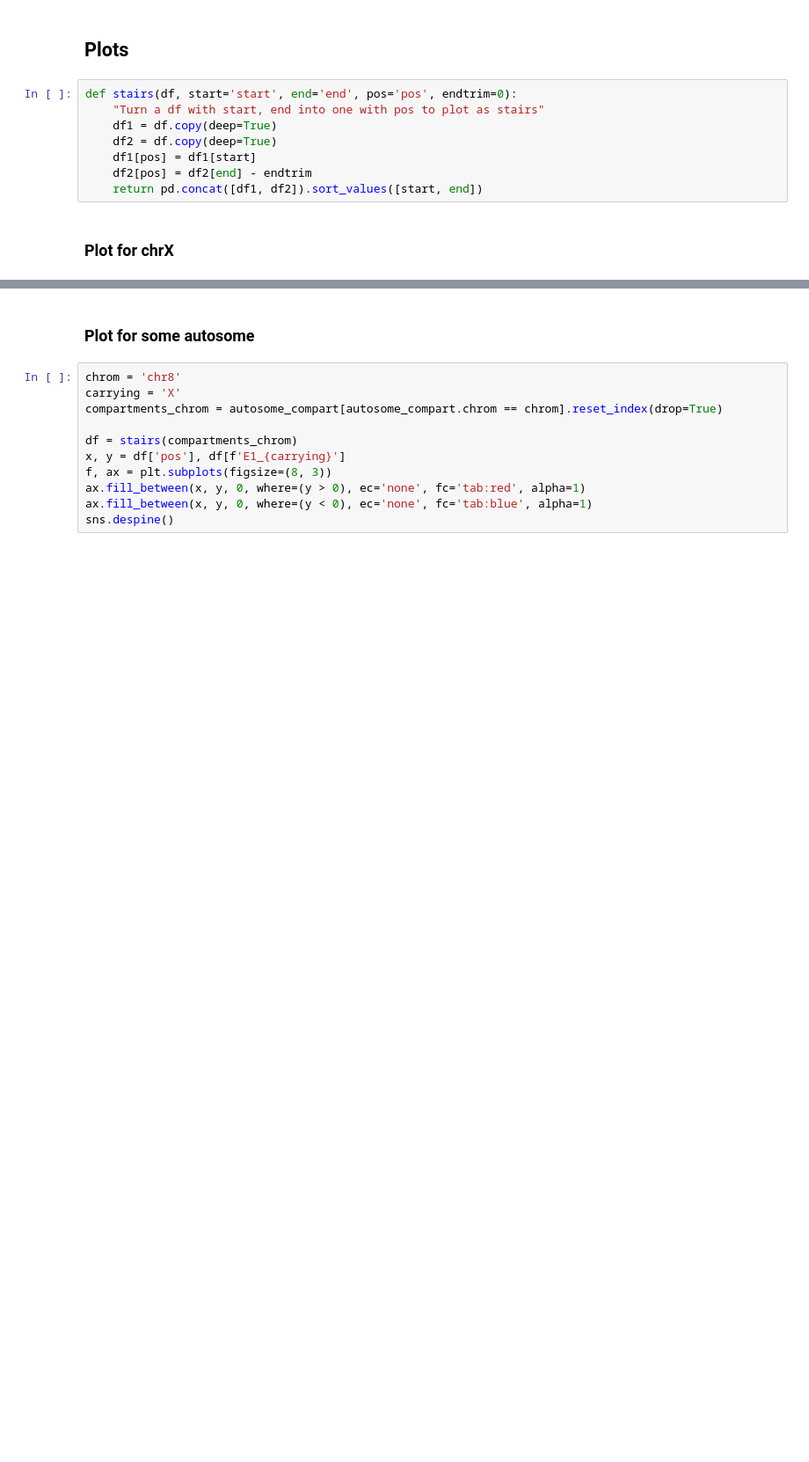
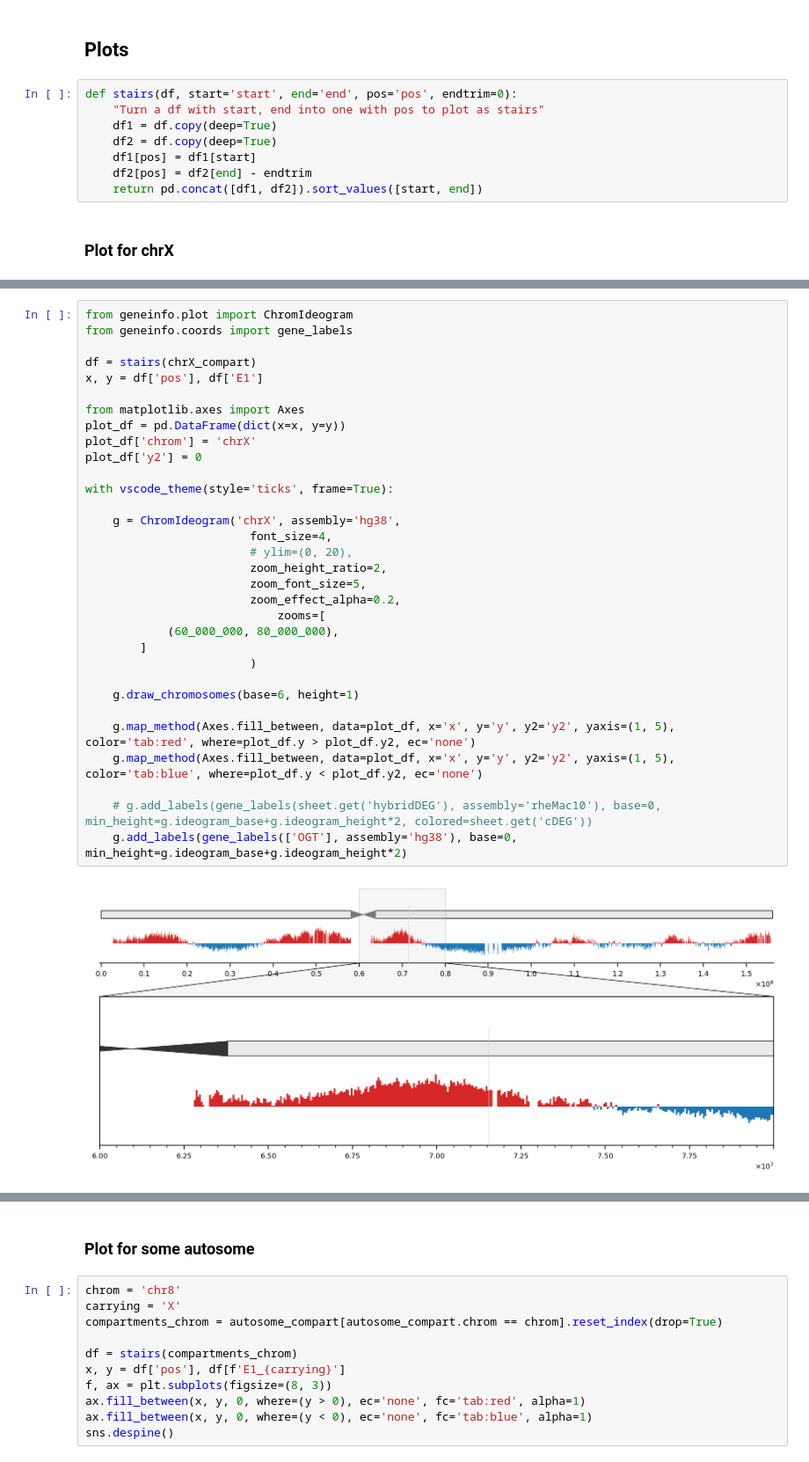
Before and after one commit to munch-group/hic-xy-sperm, a Jupyter notebook: notebooks/human_xy_sperm.ipynb, the cells around one changed output, grey strips where cells are left out. Shown at 88% size. Cells and saved outputs as stored; diff of their text form; blank space fills up the shorter version.

```diff
--- a/notebooks/human_xy_sperm.ipynb
+++ b/notebooks/human_xy_sperm.ipynb
@@ -445,6 +448,40 @@ ax.fill_between(x, y, 0, where=(y < 0), ec='none', fc='tab:blue', alpha=1)
 ax.vlines(ab_edges, -1, 1, color='yellowgreen', lw=0.1) ;
 # %% [output]
 [drawing not drawn]
+# %%
+from geneinfo.plot import ChromIdeogram
+from geneinfo.coords import gene_labels
+
+df = stairs(chrX_compart)
+x, y = df['pos'], df['E1']
+
+from matplotlib.axes import Axes
+plot_df = pd.DataFrame(dict(x=x, y=y))
+plot_df['chrom'] = 'chrX'
+plot_df['y2'] = 0
+
+with vscode_theme(style='ticks', frame=True):
+
+    g = ChromIdeogram('chrX', assembly='hg38',
+                        font_size=4,
+                        # ylim=(0, 20),
+                        zoom_height_ratio=2,
+                        zoom_font_size=5,
+                        zoom_effect_alpha=0.2,
+                            zooms=[
+            (60_000_000, 80_000_000),
+        ]
+                        )
+
+    g.draw_chromosomes(base=6, height=1)
+
+    g.map_method(Axes.fill_between, data=plot_df, x='x', y='y', y2='y2', yaxis=(1, 5), color='tab:red', where=plot_df.y > plot_df.y2, ec='none')
+    g.map_method(Axes.fill_between, data=plot_df, x='x', y='y', y2='y2', yaxis=(1, 5), color='tab:blue', where=plot_df.y < plot_df.y2, ec='none')
+
+    # g.add_labels(gene_labels(sheet.get('hybridDEG'), assembly='rheMac10'), base=0, min_height=g.ideogram_base+g.ideogram_height*2, colored=sheet.get('cDEG'))
+    g.add_labels(gene_labels(['OGT'], assembly='hg38'), base=0, min_height=g.ideogram_base+g.ideogram_height*2)
+# %% [output]
+[figure, added]
 # %%
 from geneinfo.plot import ChromIdeogram
 from geneinfo.coords import gene_labels
```
Also changed, not shown: parts of 7 cells of this notebook, 5 other files.
